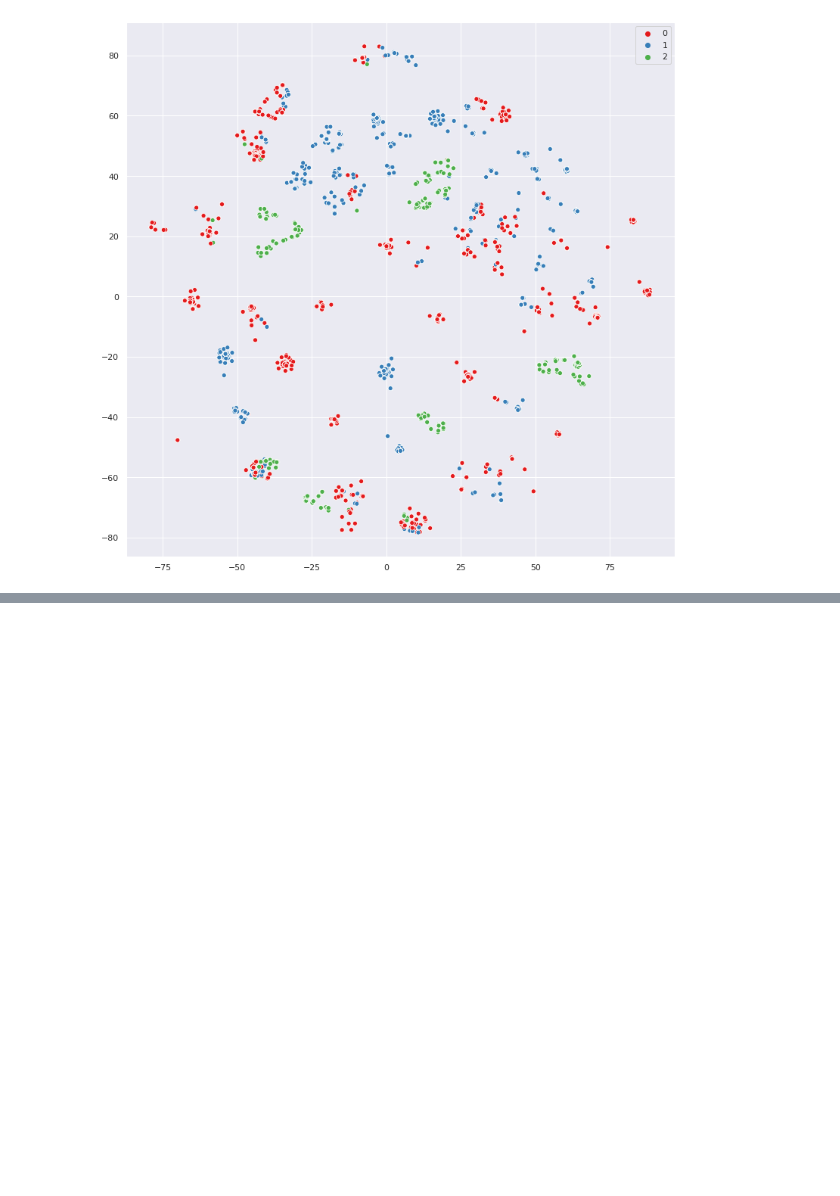
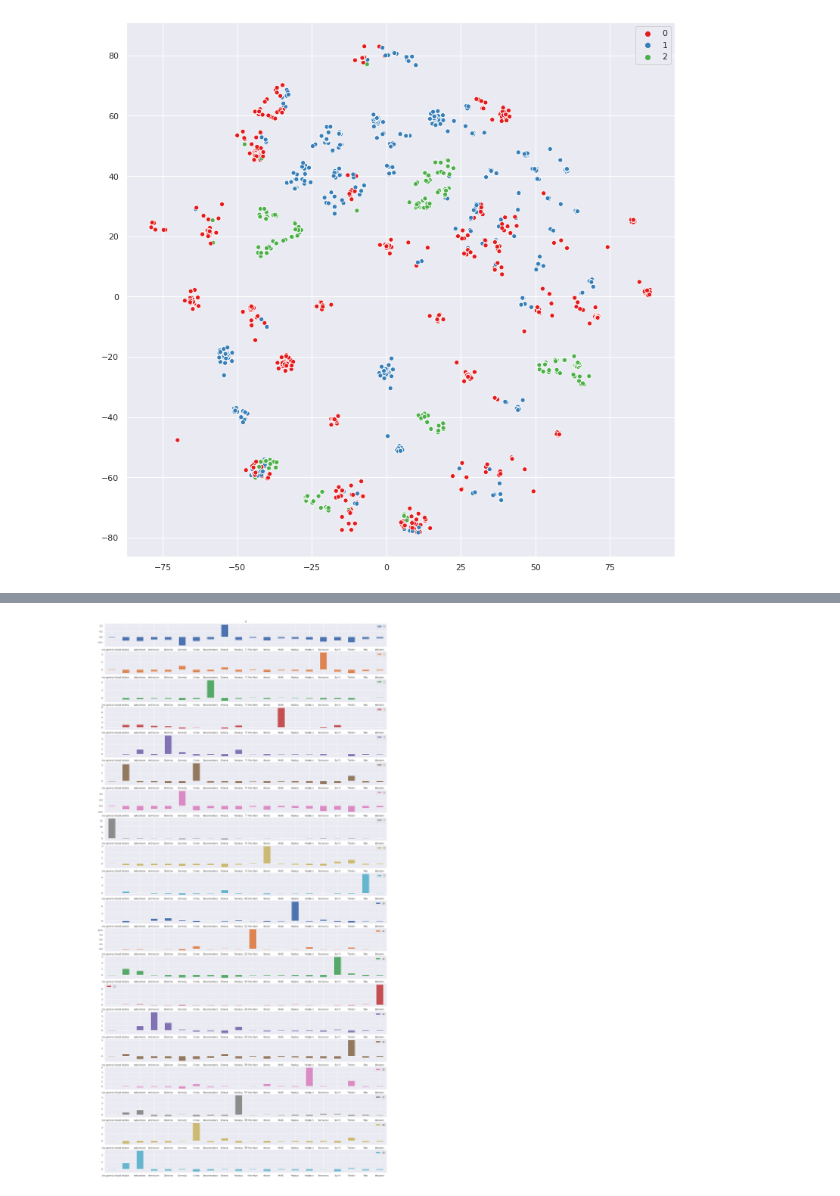
Before and after one commit to chamatt/Alura-Machine-Learning-Track, a Jupyter notebook: 02 - Introdução a algoritmos não supervisionados/KMeans.ipynb, the cells around one changed output, grey strips where cells are left out. Saved outputs shown, nothing was run; the diff lists cells and outputs as text; code cells hidden in the pictures; blank space fills up the shorter version.

```diff
--- a/02 - Introdução a algoritmos não supervisionados/KMeans.ipynb
+++ b/02 - Introdução a algoritmos não supervisionados/KMeans.ipynb
@@ -205,0 +208,10 @@ sns.scatterplot(x=visualizacao[:,0],
+# %%
+import numpy as np
+SEED = 7
+np.random.seed(SEED)
+
+modelo = KMeans(n_clusters=20)
+modelo.fit(generos_escalados)
+grupos = pd.DataFrame(modelo.cluster_centers_,
+            columns=generos.columns)
+grupos.head()
@@ -205,0 +225,7 @@ sns.scatterplot(x=visualizacao[:,0],
+# %%
+grupos.T.plot.bar(subplots=True,
+                  sharex=False,
+                  figsize=(25,50),
+                  rot=0);
+# %% [output]
+[figure, added]
```
Also changed, not shown: parts of 12 cells of this notebook.
